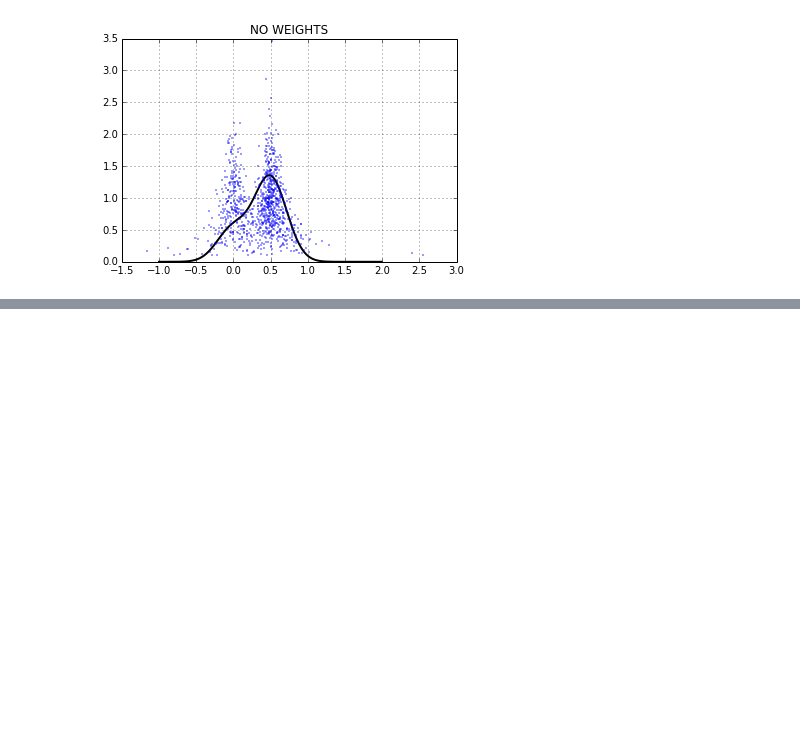
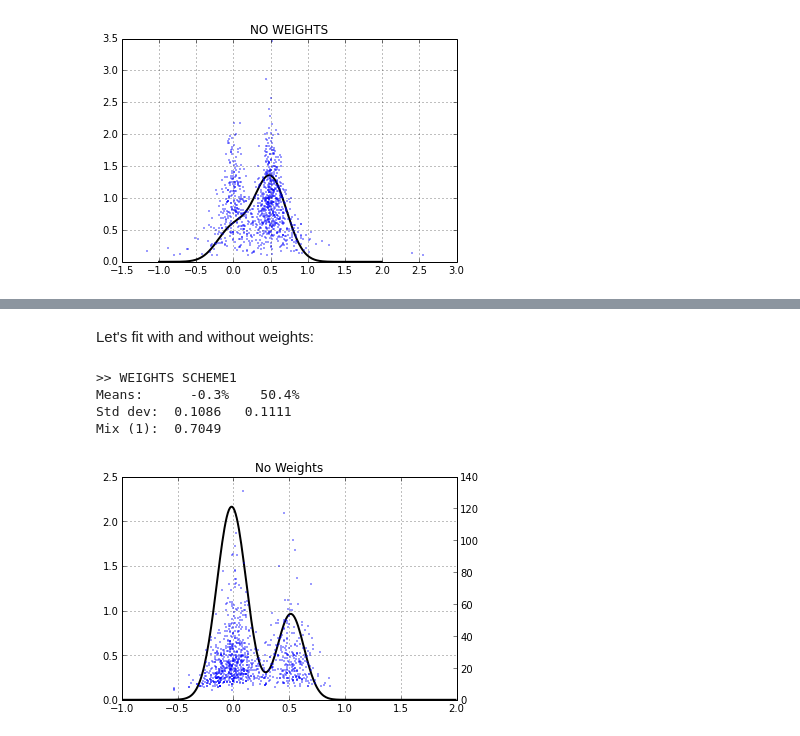
Before and after one commit to tritemio/notebooks, a Jupyter notebook: Mixture_Model_Fitting.ipynb, the cells around one changed output, grey strips where cells are left out. Saved outputs shown, nothing was run; the diff lists cells and outputs as text; code cells hidden in the pictures; blank space fills up the shorter version.

```diff
--- a/Mixture_Model_Fitting.ipynb
+++ b/Mixture_Model_Fitting.ipynb
@@ -612,0 +572,29 @@ plot(s, 0.1/sigma_tot, 'o', mew=0, ms=2, alpha=0.5)
+# %%
+def sim_burst_sample(E, N, min_burst_size=20, mean_burst_size=50, d_bg_rate=4e3, a_bg_rate=6e3):
+    """Generate N bursts, with FRET E and specified sizes ans BG rates.
+    """
+    burst_sizes = ceil(expon.rvs(loc=min_burst_size, scale=mean_burst_size, size=N)).astype(int)
+    size_a = binom.rvs(burst_sizes, E, size=N)
+    size_d = burst_sizes - size_a
+    burst_bg_rate_a = a_bg_rate*(burst_sizes/21.31415)*1e-3
+    burst_bg_rate_d = d_bg_rate*(burst_sizes/21.31415)*1e-3
+    na = size_a + poisson.rvs(burst_bg_rate_a).astype(float)
+    nd = size_d + poisson.rvs(burst_bg_rate_d).astype(float)
+    na -= burst_bg_rate_a
+    nd -= burst_bg_rate_d
+    return nd, na
+# %%
+N = 1000
+a = 0.7
+
+nd1, na1 = sim_burst_sample(E=0, N=a*N, min_burst_size=10, mean_burst_size=15)
+nd2, na2 = sim_burst_sample(E=0.5, N=(1-a)*N, min_burst_size=10, mean_burst_size=15)
+
+nd = concatenate([nd1, nd2])
+na = concatenate([na1, na2])
+s, sigma_tot = (1.*na)/(na+nd), sqrt(1./(nd+na))
+
+hist(s, bins=r_[-1:2:0.05]);
+figure()
+#plot(s, 1/sigma_tot, 'o', mew=0, alpha=0.5)
+plot(s, (nd+na), 'o', mew=0, alpha=0.5);
@@ -612,0 +659,25 @@ plot(s, 0.1/sigma_tot, 'o', mew=0, ms=2, alpha=0.5)
+# %%
+def plot_fit(p, s, nd, na, name="Fit Results"):
+    title(name)
+    #hist(s, bins=r_[-1:2:0.05], normed=True);
+    x = r_[-1:2:0.01]
+    plot(x, pdf_model(x, p), color='k', lw=2); grid(True)
+    ax = twinx()
+    ax.plot(s, (nd+na), 'o', mew=0, ms=2, alpha=0.5);
+# %% [markdown]
+Let's fit with and without weights:
+# %%
+p_nw = mixture_fit_EM(s, sigma=sigma_tot, weights=False)
+print_param(p_nw, "NO WEIGHTS")
+# %%
+p_w = mixture_fit_EM(s, sigma=sigma_tot, weights=True)
+print_param(p_w, "WEIGHTS SCHEME1")
+# %% [output]
+>> WEIGHTS SCHEME1
+Means:      -0.3%    50.4%
+Std dev:  0.1086   0.1111
+Mix (1):  0.7049
+# %%
+plot_fit(p_nw, s, nd, na, name="No Weights")
+# %% [output]
+[figure, added]
```
Also changed, not shown: parts of 35 cells of this notebook.
